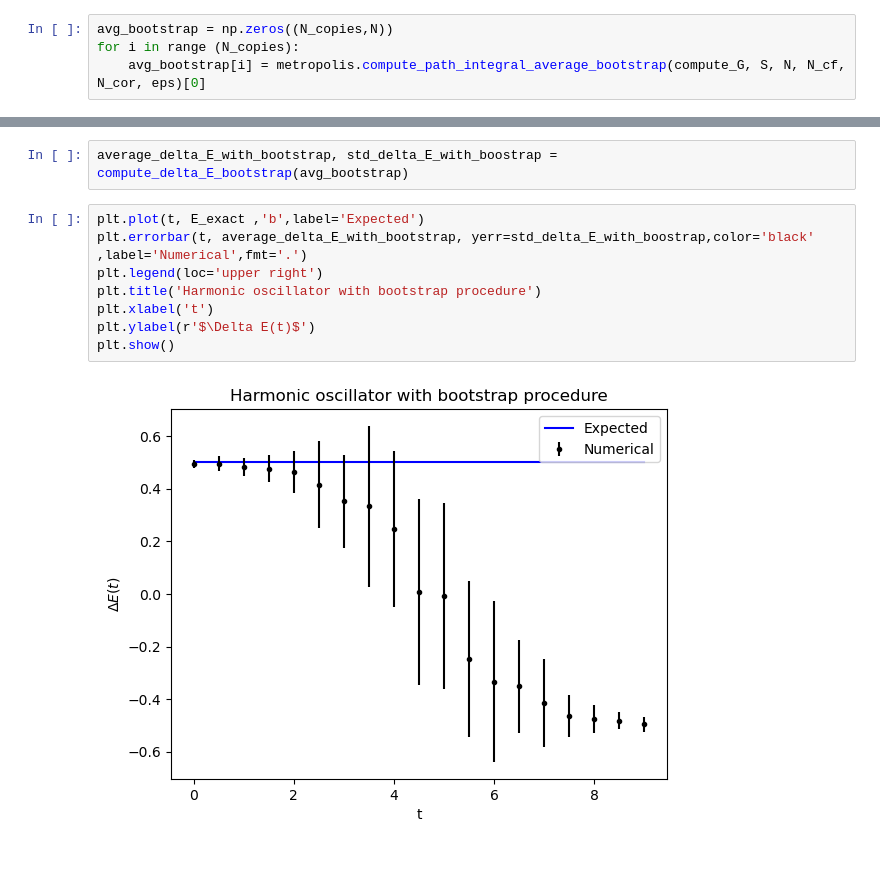
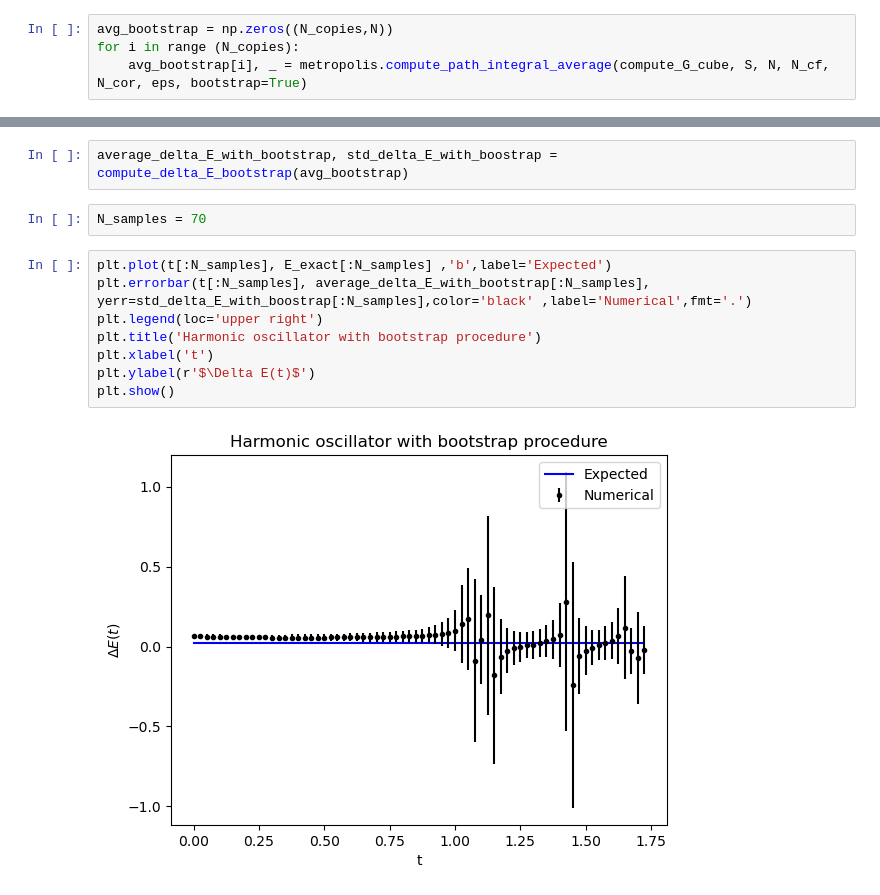
Before and after one commit to lusvelt/path-integral-monte-carlo, a Jupyter notebook: src/metropolis-harmonic-oscillator.ipynb, the cells around one changed output, grey strips where cells are left out. Cells and saved outputs as stored; diff of their text form; blank space fills up the shorter version.

Commit message:
refactor metropolis module

```diff
--- a/src/metropolis-harmonic-oscillator.ipynb
+++ b/src/metropolis-harmonic-oscillator.ipynb
@@ -134,7 +145,7 @@ for a one dimensional harmonic oscillator using bootstrap procedure
 # %%
 avg_bootstrap = np.zeros((N_copies,N))
 for i in range (N_copies):
-    avg_bootstrap[i] = metropolis.compute_path_integral_average_bootstrap(compute_G, S, N, N_cf, N_cor, eps)[0]
+    avg_bootstrap[i], _ = metropolis.compute_path_integral_average(compute_G_cube, S, N, N_cf, N_cor, eps, bootstrap=True)
 # %%
 def compute_delta_E_bootstrap(avg_bootstrap):
     delta_E_bootstrap = np.zeros((N_copies,N-1))
@@ -145,13 +156,15 @@ def compute_delta_E_bootstrap(avg_bootstrap):
     return avg, std
 # %%
 average_delta_E_with_bootstrap, std_delta_E_with_boostrap = compute_delta_E_bootstrap(avg_bootstrap)
+# %%
+N_samples = 70
 # %%
-plt.plot(t, E_exact ,'b',label='Expected')
-plt.errorbar(t, average_delta_E_with_bootstrap, yerr=std_delta_E_with_boostrap,color='black' ,label='Numerical',fmt='.')
+plt.plot(t[:N_samples], E_exact[:N_samples] ,'b',label='Expected')
+plt.errorbar(t[:N_samples], average_delta_E_with_bootstrap[:N_samples], yerr=std_delta_E_with_boostrap[:N_samples],color='black' ,label='Numerical',fmt='.')
 plt.legend(loc='upper right')
 plt.title('Harmonic oscillator with bootstrap procedure')
 plt.xlabel('t')
 plt.ylabel(r'$\Delta E(t)$')
 plt.show()
 # %% [output]
-[figure, old version]
+[figure, new version]
```
Also changed, not shown: parts of 4 cells of this notebook, 5 other files.
